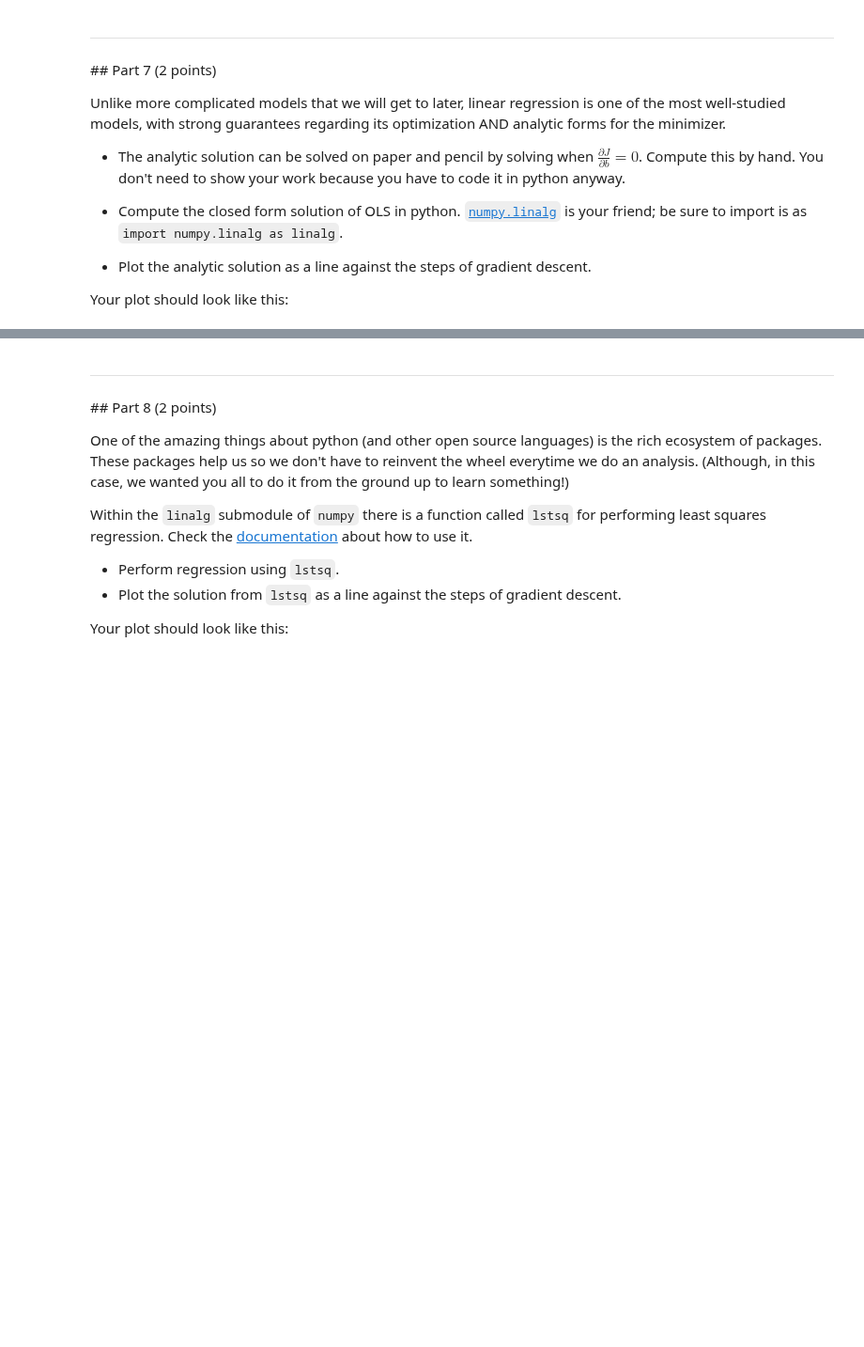
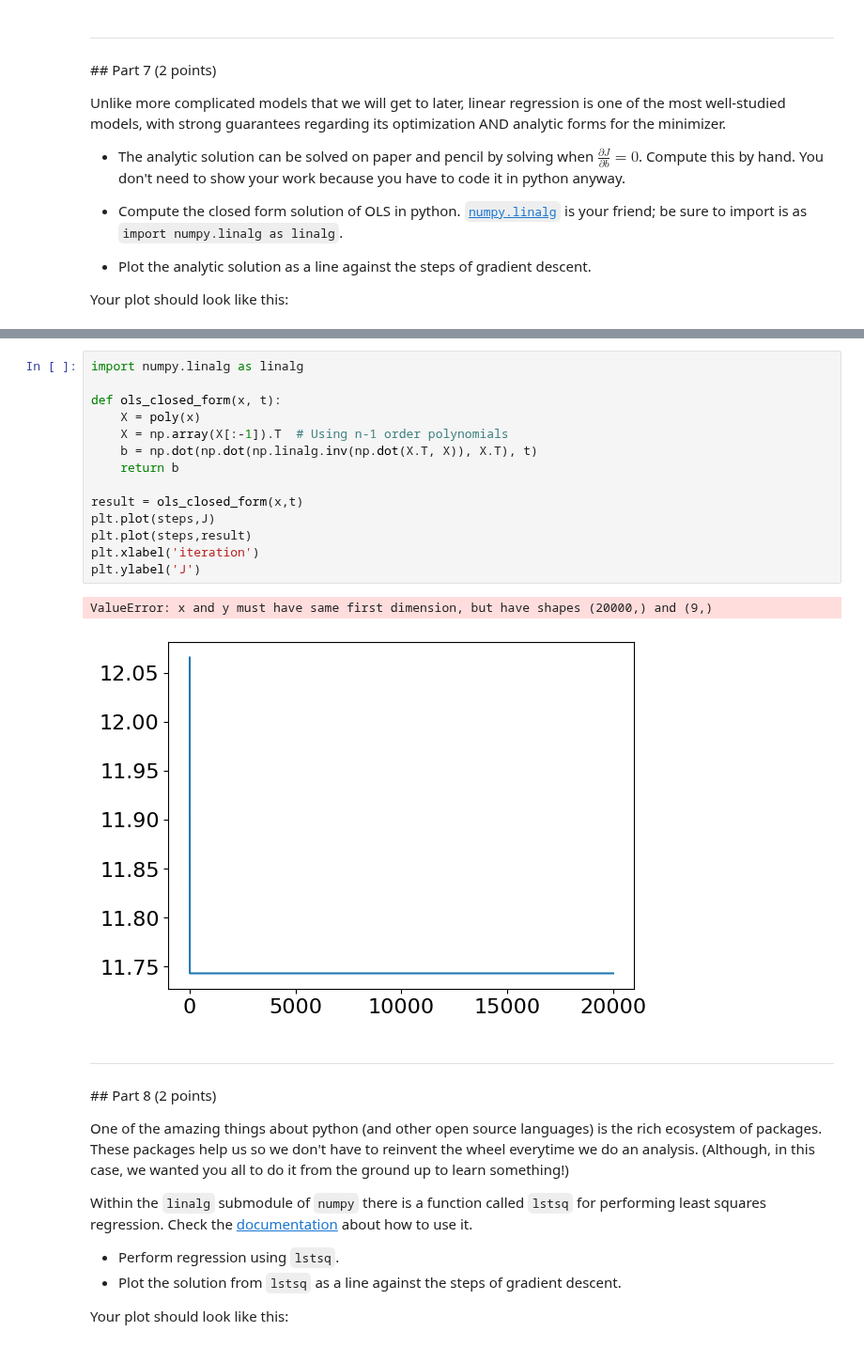
Before and after one commit to Urvi-M/BE559, a Jupyter notebook: Homework2_part1_v2.ipynb, the cells around one changed output, grey strips where cells are left out. Shown at 94% size. Saved outputs shown, nothing was run; the diff lists cells and outputs as text; blank space fills up the shorter version.

```diff
--- a/Homework2_part1_v2.ipynb
+++ b/Homework2_part1_v2.ipynb
@@ -212,3 +256,20 @@ Your plot should look like this:
+# %%
+import numpy.linalg as linalg
+
+def ols_closed_form(x, t):
+    X = poly(x)
+    X = np.array(X[:-1]).T  # Using n-1 order polynomials
+    b = np.dot(np.dot(np.linalg.inv(np.dot(X.T, X)), X.T), t)
+    return b
+
+result = ols_closed_form(x,t)
+plt.plot(steps,J)
+plt.plot(steps,result)
+plt.xlabel('iteration')
+plt.ylabel('J')
+# %% [output]
+ValueError: x and y must have same first dimension, but have shapes (20000,) and (9,)
+[figure, added]
 # %% [markdown]
 ---
 ## Part 8 (2 points)
```
Also changed, not shown: parts of 8 cells of this notebook.
